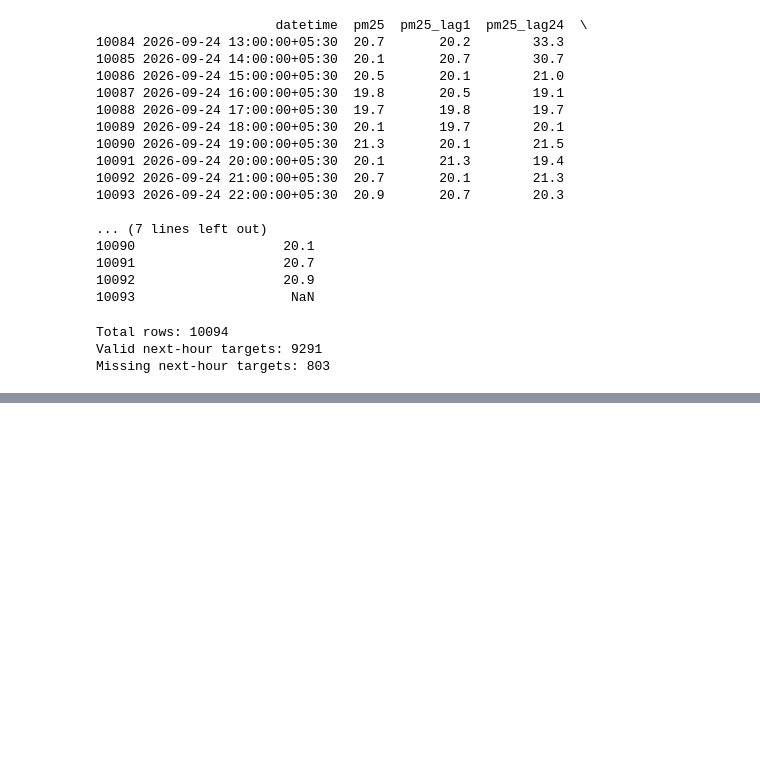
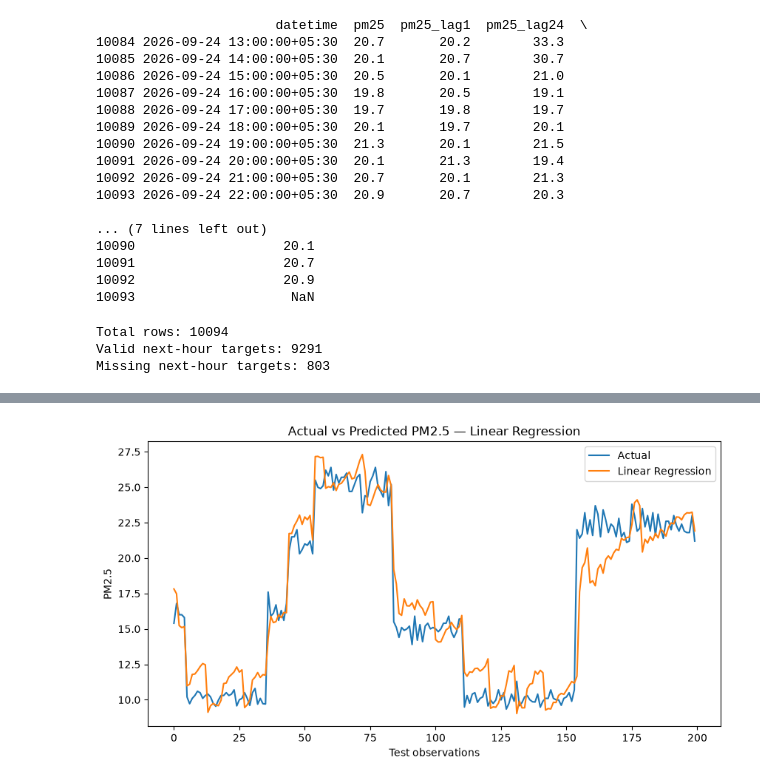
Before and after one commit to Arathii26/kerala-air-quality-intelligence, a Jupyter notebook: notebooks/01_first_look.ipynb, the cells around one changed output, grey strips where cells are left out. Drawn from its saved outputs; the diff is of its cells as text; code cells hidden in the pictures; blank space fills up the shorter version.

```diff
--- a/notebooks/01_first_look.ipynb
+++ b/notebooks/01_first_look.ipynb
@@ -4018,0 +4090,7 @@ Missing next-hour targets: 803
+# %%
+dfs_2026 = [april_clean, may, june, july, august, september_clean]
+
+clean_2026 = []
+
+for raw in dfs_2026:
+    ...
@@ -4018,0 +4350,13 @@ Missing next-hour targets: 803
+# %%
+split_index = int(len(model_df) * 0.8)
+
+X_train = X.iloc[:split_index]
+X_test = X.iloc[split_index:]
+
+y_train = y.iloc[:split_index]
+y_test = y.iloc[split_index:]
+
+print("Training rows:", len(X_train))
+print("Testing rows:", len(X_test))
+print("Train end:", model_df["datetime"].iloc[split_index - 1])
+print("Test start:", model_df["datetime"].iloc[split_index])
@@ -4018,0 +4368,8 @@ Missing next-hour targets: 803
+# %%
+from sklearn.linear_model import LinearRegression
+
+baseline_model = LinearRegression()
+
+baseline_model.fit(X_train, y_train)
+
+print("Baseline model trained successfully.")
@@ -4018,0 +4378,5 @@ Missing next-hour targets: 803
+# %%
+y_pred = baseline_model.predict(X_test)
+
+print("Predictions created:", len(y_pred))
+print("First 5 predictions:", y_pred[:5])
@@ -4018,0 +4663,11 @@ Missing next-hour targets: 803
+# %%
+plt.figure(figsize=(10, 5))
+plt.plot(y_test.values[:200], label="Actual")
+plt.plot(y_pred[:200], label="Linear Regression")
+plt.xlabel("Test observations")
+plt.ylabel("PM2.5")
+plt.title("Actual vs Predicted PM2.5 — Linear Regression")
+plt.legend()
+plt.show()
+# %% [output]
+[figure, added]
```
Also changed, not shown: parts of 82 cells of this notebook, 10 other files.
